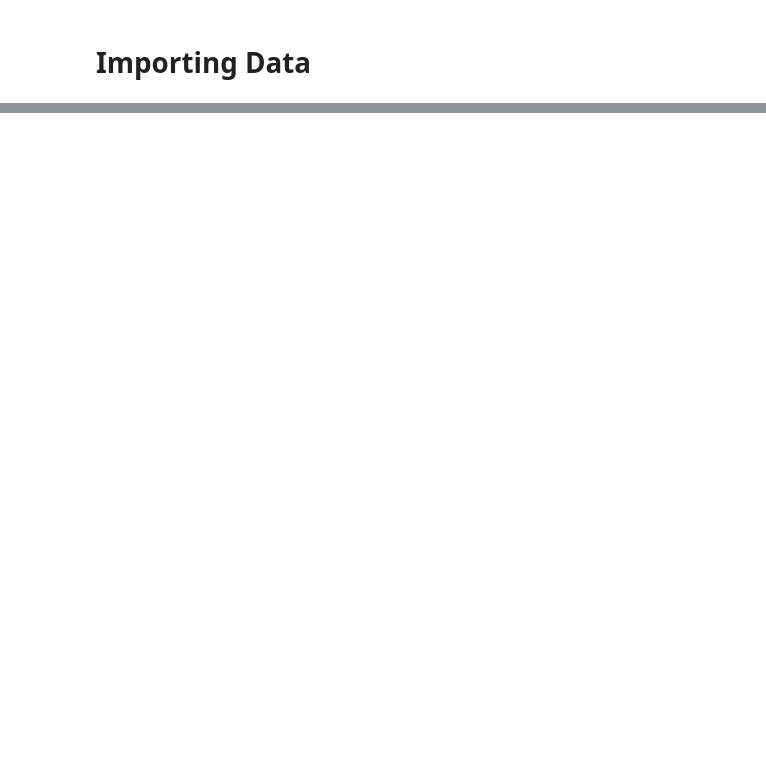
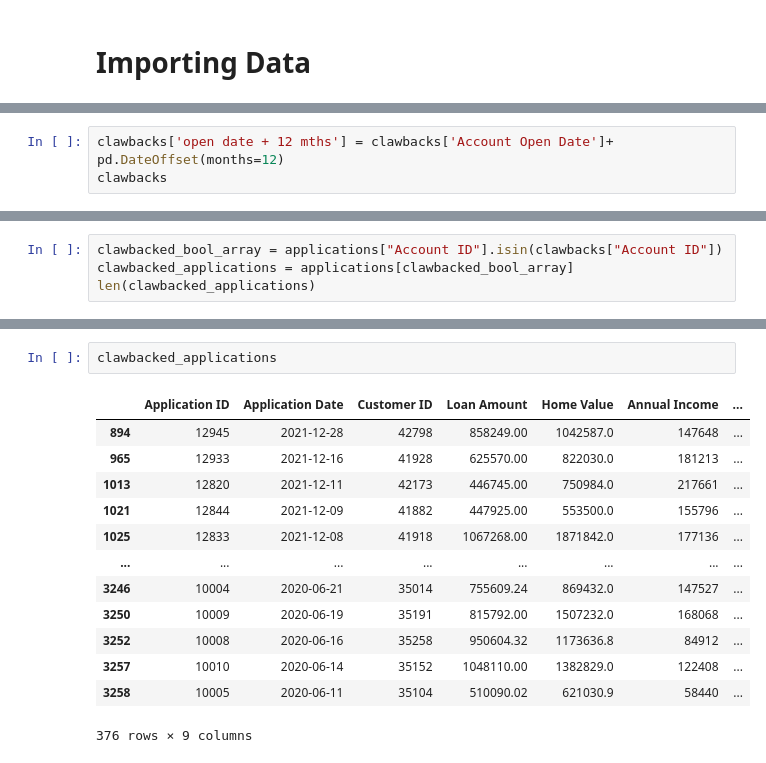
Before and after one commit to nineninesixteensixtn/QuantiumCaseComp2024, a Jupyter notebook: workingfile.ipynb, the cells around one changed output, grey strips where cells are left out. Cells and saved outputs as stored; diff of their text form; blank space fills up the shorter version.

```diff
--- a/workingfile.ipynb
+++ b/workingfile.ipynb
@@ -28,0 +89,3 @@ customers.columns[0]
+# %%
+clawbacks['open date + 12 mths'] = clawbacks['Account Open Date']+ pd.DateOffset(months=12)
+clawbacks
@@ -28,0 +112,4 @@ customers.columns[0]
+# %%
+clawbacked_bool_array = applications["Account ID"].isin(clawbacks["Account ID"])
+clawbacked_applications = applications[clawbacked_bool_array]
+len(clawbacked_applications)
@@ -28,0 +153,16 @@ customers.columns[0]
+# %%
+clawbacked_applications
+# %% [output]
+|  | Application ID | Application Date | Customer ID | Loan Amount | Home Value | Annual Income | ... |
+| 894 | 12945 | 2021-12-28 | 42798 | 858249.00 | 1042587.0 | 147648 | ... |
+| 965 | 12933 | 2021-12-16 | 41928 | 625570.00 | 822030.0 | 181213 | ... |
+| 1013 | 12820 | 2021-12-11 | 42173 | 446745.00 | 750984.0 | 217661 | ... |
+| 1021 | 12844 | 2021-12-09 | 41882 | 447925.00 | 553500.0 | 155796 | ... |
+| 1025 | 12833 | 2021-12-08 | 41918 | 1067268.00 | 1871842.0 | 177136 | ... |
+| ... | ... | ... | ... | ... | ... | ... | ... |
+| 3246 | 10004 | 2020-06-21 | 35014 | 755609.24 | 869432.0 | 147527 | ... |
+| 3250 | 10009 | 2020-06-19 | 35191 | 815792.00 | 1507232.0 | 168068 | ... |
+| 3252 | 10008 | 2020-06-16 | 35258 | 950604.32 | 1173636.8 | 84912 | ... |
+| 3257 | 10010 | 2020-06-14 | 35152 | 1048110.00 | 1382829.0 | 122408 | ... |
+| 3258 | 10005 | 2020-06-11 | 35104 | 510090.02 | 621030.9 | 58440 | ... |
+376 rows × 9 columns
```
Also changed, not shown: parts of 22 cells of this notebook.
